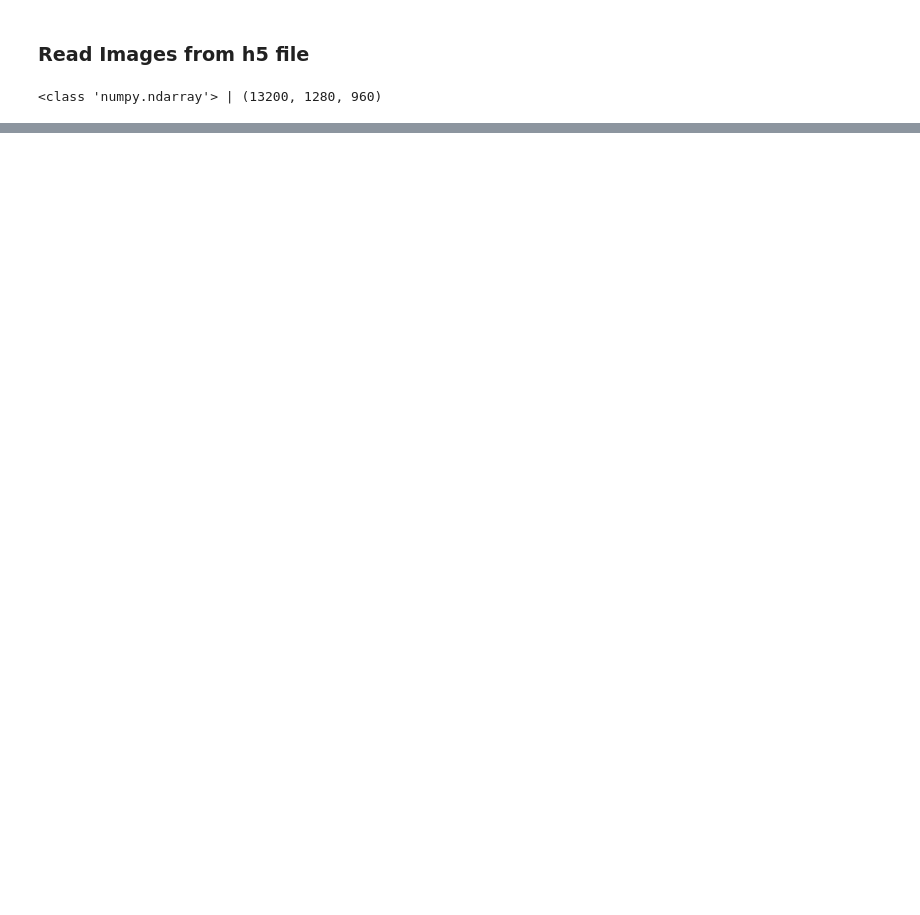
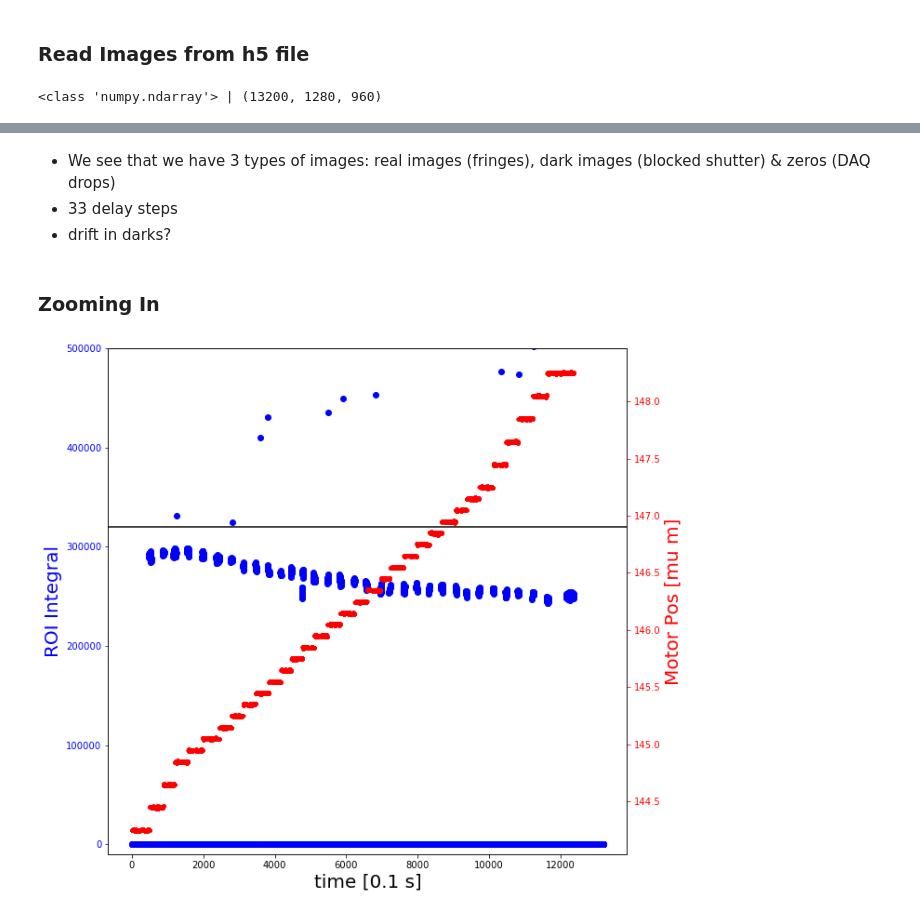
Before and after one commit to chrispassow/DESC-commissioning, a Jupyter notebook: fringes/DESC-fringe-scan.ipynb, the cells around one changed output, grey strips where cells are left out. Cells and saved outputs as stored; diff of their text form; code cells hidden in the pictures; blank space fills up the shorter version.

```diff
--- a/fringes/DESC-fringe-scan.ipynb
+++ b/fringes/DESC-fringe-scan.ipynb
@@ -31,0 +80,24 @@ print(type(img),'|',img.shape)
+# %% [markdown]
+* We see that we have 3 types of images: real images (fringes), dark images (blocked shutter) & zeros (DAQ drops)
+* 33 delay steps
+* drift in darks?
+# %% [markdown]
+### Zooming In
+# %%
+fig, ax1 = plt.subplots(figsize=(10,10))
+ax1.plot(integral,'bo')
+ax1.set_xlabel('time [0.1 s]',fontsize=20)
+ax1.set_ylabel('ROI Integral', color='b', fontsize=20)
+ax1.tick_params('y', colors='b')
+ax1.set_ylim(-10000,500000)
+
+plt.axhline(y=320000, color='k')
+
+ax2 = ax1.twinx()
+ax2.plot(motorPos,'r.')
+ax2.set_ylabel('Motor Pos [mu m]', color='r', fontsize=20)
+ax2.tick_params('y', colors='r')
+
+plt.show()
+# %% [output]
+[figure, added]
```
Also changed, not shown: parts of 17 cells of this notebook, 1 other file.
